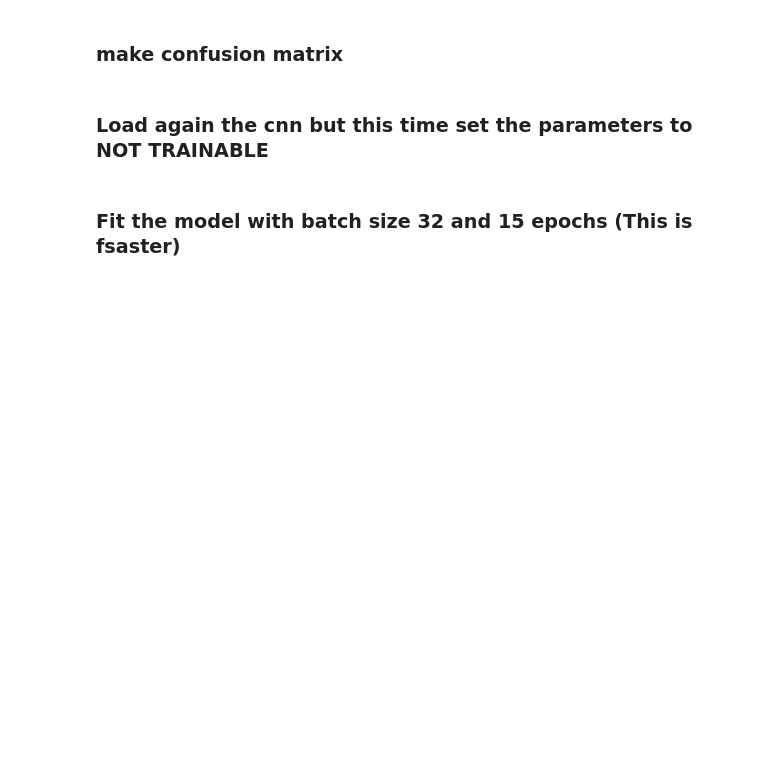
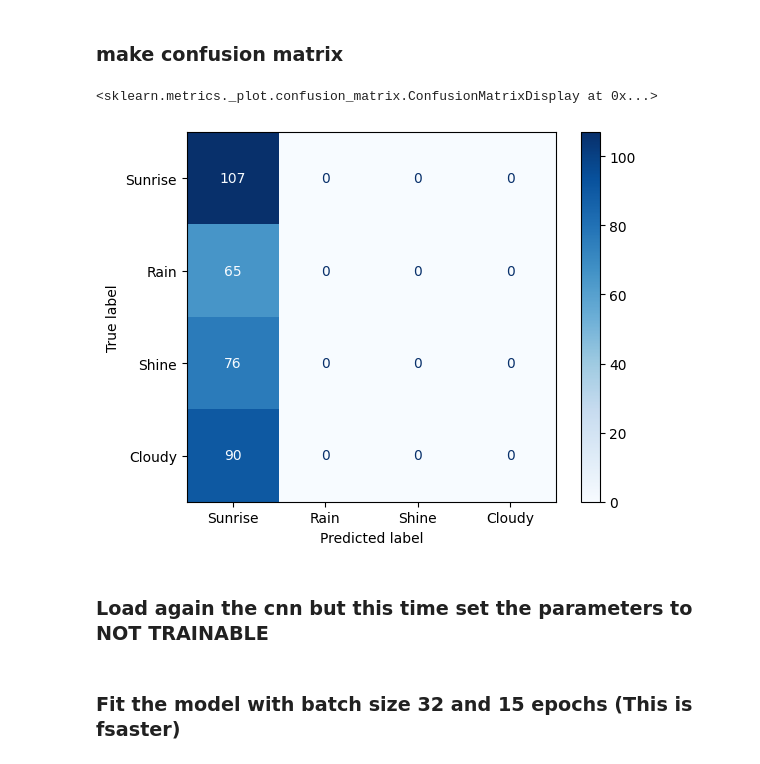
Before and after one commit to simulate111/Computer-Vision-and-Sensor-Fusion, a Jupyter notebook: Assignment_2_template.ipynb, the cells around one changed output. Cells and saved outputs as stored; diff of their text form; code cells hidden in the pictures; blank space fills up the shorter version.

```diff
--- a/Assignment_2_template.ipynb
+++ b/Assignment_2_template.ipynb
@@ -103,4 +227,11 @@ f.	Add the final classifier with the correct number of units and the suitable ac
 # %% [markdown]
 ### make confusion matrix
+# %%
+conf_matrix = confusion_matrix(true_classes, predicted_classes)
+disp = ConfusionMatrixDisplay(conf_matrix, display_labels=class_names)
+disp.plot(cmap=plt.cm.Blues)
+# %% [output]
+<sklearn.metrics._plot.confusion_matrix.ConfusionMatrixDisplay at 0x...>
+[figure, added]
 # %% [markdown]
 ### Load again the cnn but this time set the parameters to NOT TRAINABLE
```
Also changed, not shown: parts of 19 cells of this notebook.
